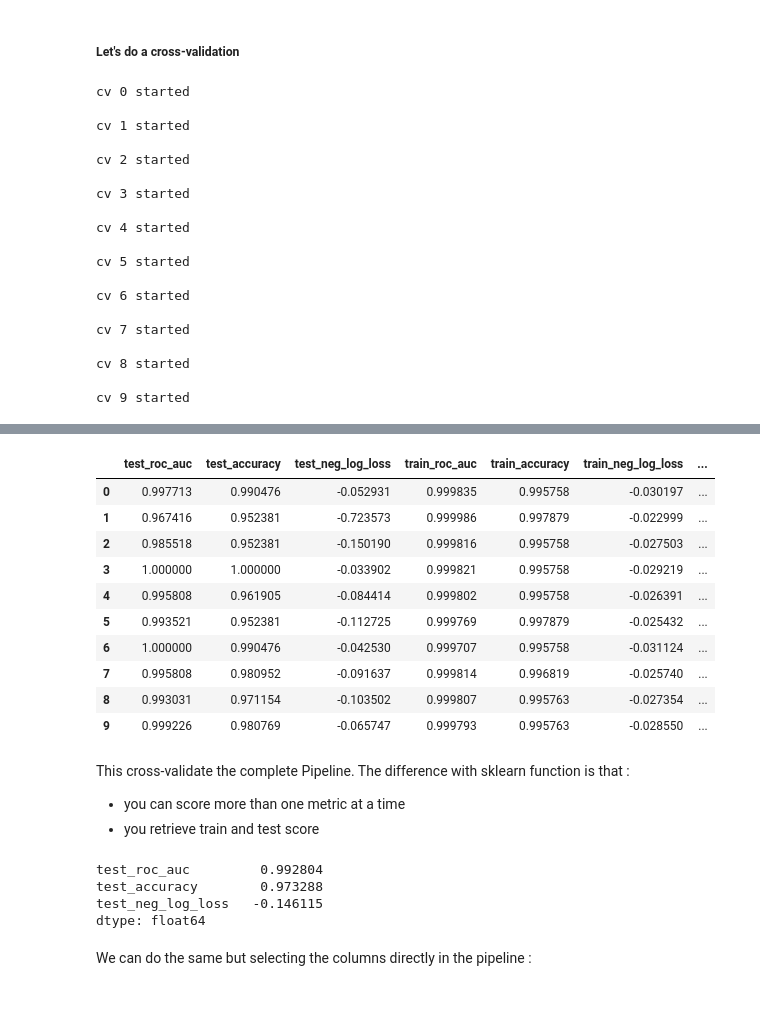
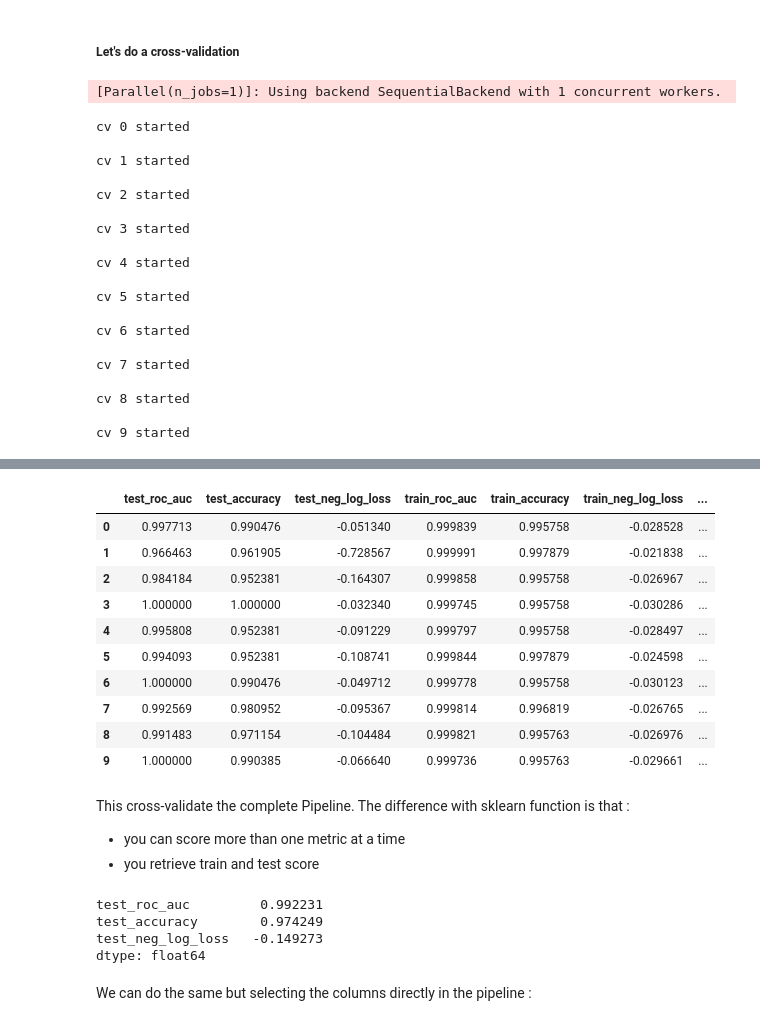
Before and after one commit to societe-generale/aikit, a Jupyter notebook: notebooks/GraphPipeline.ipynb, the cells around one changed output, grey strips where cells are left out. Cells and saved outputs as stored; diff of their text form; code cells hidden in the pictures.

```diff
--- a/notebooks/GraphPipeline.ipynb
+++ b/notebooks/GraphPipeline.ipynb
@@ -76,26 +76,30 @@ gpipeline.graphviz
 ##### Let's do a cross-validation
 # %%
 from aikit.cross_validation import cross_validation
-cv_result = cross_validation(gpipeline, Xtrain.loc[:,non_text_cols], y_train,cv = 10,
+from sklearn.model_selection import StratifiedKFold
+cv = StratifiedKFold(10, random_state=123, shuffle=True)
+
+cv_result = cross_validation(gpipeline, Xtrain.loc[:,non_text_cols], y_train,cv = cv,
                              scoring=["roc_auc","accuracy","neg_log_loss"])
 cv_result
 # %% [output]
-cv 0 started
-
-cv 1 started
-
-cv 2 started
-
-cv 3 started
-
-cv 4 started
-
-cv 5 started
-
-cv 6 started
-
-cv 7 started
-
-cv 8 started
-
-cv 9 started
+[Parallel(n_jobs=1)]: Using backend SequentialBackend with 1 concurrent workers.
+cv 0 started
+
+cv 1 started
+
+cv 2 started
+
+cv 3 started
+
+cv 4 started
+
+cv 5 started
+
+cv 6 started
+
+cv 7 started
+
+cv 8 started
+
+cv 9 started
@@ -102,14 +107,14 @@ cv 9 started
 |  | test_roc_auc | test_accuracy | test_neg_log_loss | train_roc_auc | train_accuracy | train_neg_log_loss | ... |
-| 0 | 0.997713 | 0.990476 | -0.052931 | 0.999835 | 0.995758 | -0.030197 | ... |
-| 1 | 0.967416 | 0.952381 | -0.723573 | 0.999986 | 0.997879 | -0.022999 | ... |
-| 2 | 0.985518 | 0.952381 | -0.150190 | 0.999816 | 0.995758 | -0.027503 | ... |
-| 3 | 1.000000 | 1.000000 | -0.033902 | 0.999821 | 0.995758 | -0.029219 | ... |
-| 4 | 0.995808 | 0.961905 | -0.084414 | 0.999802 | 0.995758 | -0.026391 | ... |
-| 5 | 0.993521 | 0.952381 | -0.112725 | 0.999769 | 0.997879 | -0.025432 | ... |
-| 6 | 1.000000 | 0.990476 | -0.042530 | 0.999707 | 0.995758 | -0.031124 | ... |
-| 7 | 0.995808 | 0.980952 | -0.091637 | 0.999814 | 0.996819 | -0.025740 | ... |
-| 8 | 0.993031 | 0.971154 | -0.103502 | 0.999807 | 0.995763 | -0.027354 | ... |
-| 9 | 0.999226 | 0.980769 | -0.065747 | 0.999793 | 0.995763 | -0.028550 | ... |
+| 0 | 0.997713 | 0.990476 | -0.051340 | 0.999839 | 0.995758 | -0.028528 | ... |
+| 1 | 0.966463 | 0.961905 | -0.728567 | 0.999991 | 0.997879 | -0.021838 | ... |
+| 2 | 0.984184 | 0.952381 | -0.164307 | 0.999858 | 0.995758 | -0.026967 | ... |
+| 3 | 1.000000 | 1.000000 | -0.032340 | 0.999745 | 0.995758 | -0.030286 | ... |
+| 4 | 0.995808 | 0.952381 | -0.091229 | 0.999797 | 0.995758 | -0.028497 | ... |
+| 5 | 0.994093 | 0.952381 | -0.108741 | 0.999844 | 0.997879 | -0.024598 | ... |
+| 6 | 1.000000 | 0.990476 | -0.049712 | 0.999778 | 0.995758 | -0.030123 | ... |
+| 7 | 0.992569 | 0.980952 | -0.095367 | 0.999814 | 0.996819 | -0.026765 | ... |
+| 8 | 0.991483 | 0.971154 | -0.104484 | 0.999821 | 0.995763 | -0.026976 | ... |
+| 9 | 1.000000 | 0.990385 | -0.066640 | 0.999736 | 0.995763 | -0.029661 | ... |
 # %% [markdown]
 This cross-validate the complete Pipeline. The difference with sklearn function is that :
 * you can score more than one metric at a time
@@ -117,9 +122,9 @@ This cross-validate the complete Pipeline. The difference with sklearn function
 # %%
 cv_result.loc[:,("test_roc_auc","test_accuracy","test_neg_log_loss")].mean()
 # %% [output]
-test_roc_auc         0.992804
-test_accuracy        0.973288
-test_neg_log_loss   -0.146115
+test_roc_auc         0.992231
+test_accuracy        0.974249
+test_neg_log_loss   -0.149273
 dtype: float64
 # %% [markdown]
 We can do the same but selecting the columns directly in the pipeline :
```
Also changed, not shown: parts of 26 cells of this notebook, 2 other files.
